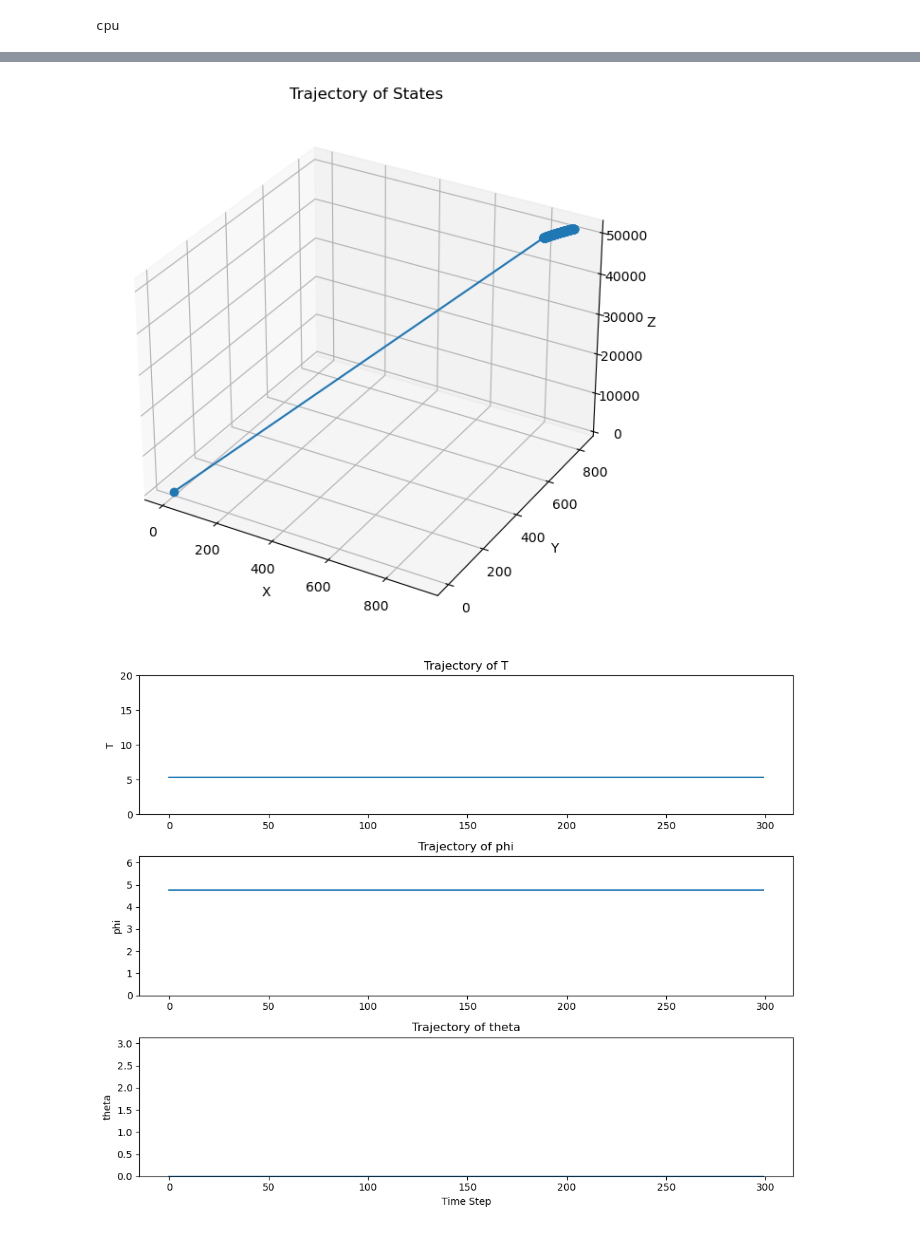
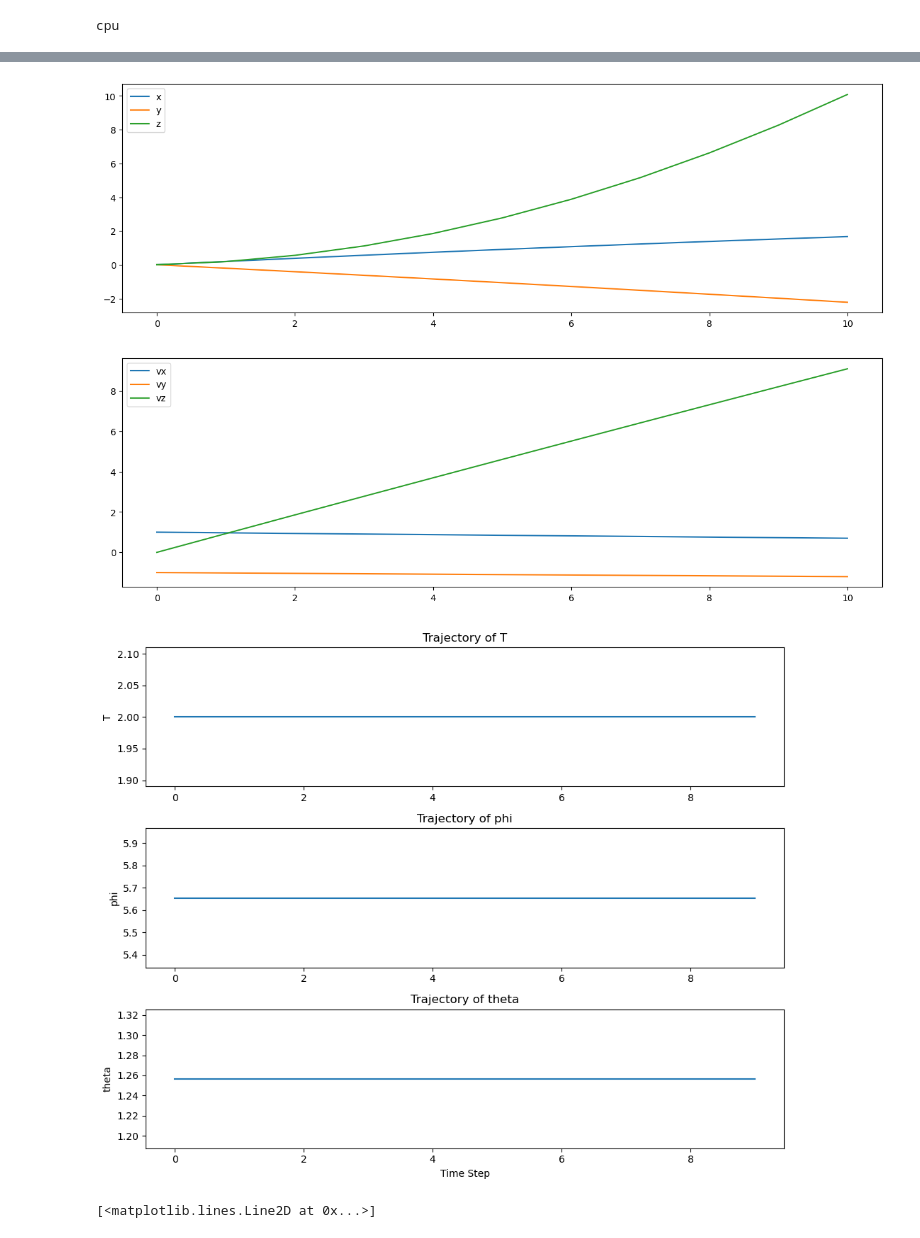
Before and after one commit to BuzzingTaz/RL-Project-2, a Jupyter notebook: DQN.ipynb, the cells around one changed output, grey strips where cells are left out. Drawn from its saved outputs; the diff is of its cells as text; code cells hidden in the pictures.

```diff
--- a/DQN.ipynb
+++ b/DQN.ipynb
@@ -140,8 +140,8 @@ class DQN_Agent(object):
         if step % self.N == 0:
             self.update_network_parameters()
 # %%
-Agent = DQN_Agent(lr=0.05, input_dim=6, input_dims_buff = [6,3], fc1_dims=256, fc2_dims=256, gamma=0.9, n_actions=len(action_space), epsilon=0.4, batch_size=64, buffer_size=1000000, eps_end=0.2, eps_dec=0.0001, N=20)
-
+Agent = DQN_Agent(lr=0.001, input_dim=6, input_dims_buff = [6,3], fc1_dims=1024, fc2_dims=1024, gamma=0.99, n_actions=len(action_space), epsilon=1, batch_size=64, buffer_size=1000000, eps_end=0.2, eps_dec=0.0001, N=32)
+np.random.seed(0)
 num_episodes = 50
 max_steps = 300
 
@@ -149,22 +149,25 @@ Average_Rewards = []
 for i in range(num_episodes):
     done = False
     step = 0
-    state = [0, 1, 0, -1, 0, 0]
+    env.reset()
     total_reward = []
     while not done and step < max_steps:
-        action = Agent.choose_action(state)
+        action = Agent.choose_action(env.state)
         # print(step)
         # print(action)
-        new_state, reward, done = env.infostep(step, action)
+        state, new_state, done = env.next_state(action)
+        reward = env.reward1()
         Agent.remember(state, action, reward, new_state, done)
         Agent.learn(step)
         # print(step)
-        state = new_state
+        # state = new_state
         total_reward.append(reward)
         step += 1
     tr = 0
     for r in total_reward[::-1]:
         tr = Agent.gamma*tr + r
+    # tr = tr/step
+    tr1 = tr - Average_Rewards[-1] if len(Average_Rewards) > 0 else tr
     Average_Rewards.append(tr)
     if Agent.epsilon > Agent.eps_min:
         Agent.epsilon = Agent.epsilon - Agent.eps_dec
@@ -227,45 +225,57 @@ def plot_actions(actions):
     axs[0].plot(range(len(T_values)), T_values)
     axs[0].set_ylabel('T')
     axs[0].set_title('Trajectory of T')
-    axs[0].set_ylim(env.Tmin, env.Tmax)
+    # axs[0].set_ylim(env.Tmin, env.Tmax)
 
     axs[1].plot(range(len(phi_values)), phi_values)
     axs[1].set_ylabel('phi')
     axs[1].set_title('Trajectory of phi')
-    axs[1].set_ylim(env.phimin, env.phimax)
+    # axs[1].set_ylim(env.phimin, env.phimax)
 
     axs[2].plot(range(len(theta_values)), theta_values)
     axs[2].set_ylabel('theta')
     axs[2].set_title('Trajectory of theta')
-    axs[2].set_ylim(env.thetamin, env.thetamax)
+    # axs[2].set_ylim(env.thetamin, env.thetamax)
 
     plt.xlabel('Time Step')
     plt.tight_layout()
     plt.show()
 # %%
-max_steps = 300
+max_steps = 10
 Score  = 0
 
 step = 0
 state = [0, 1, 0, -1, 0, 0]
 states = []
 actions = []
 states.append(state)
 done = False
+env.reset()
+score = []
 while not done and step < max_steps:
-    action = Agent.choose_action(state, 0)
+    action = Agent.choose_action(env.state, 0)
     # print(step)
     # print(action)
     actions.append(action)
-    new_state, reward, done = env.infostep(step, action)
+    state, new_state, done = env.next_state(action)
+    reward = env.reward1()
     # print(step)
-    state = new_state
-    states.append(state)
-    Score += reward
+    # state = new_state
+    states.append(env.state)
+    score.append(reward)
     step += 1
+
+states = np.array(states)
+actions = np.array(actions)
+score = np.array(score)
+# save these two arrays to a file
+np.save('states_DQN.npy', states)
+np.save('actions_DQN.npy', actions)
 
 plot_trajectory(states)
 plot_actions(actions)
+plt.plot(range(len(score)), score)
 # %% [output]
-[figure, old version]
+[figure, new version]
-[figure, old version]
+[figure, new version]
+[<matplotlib.lines.Line2D at 0x...>]
```
Also changed, not shown: parts of 8 cells of this notebook, 2 other files.
